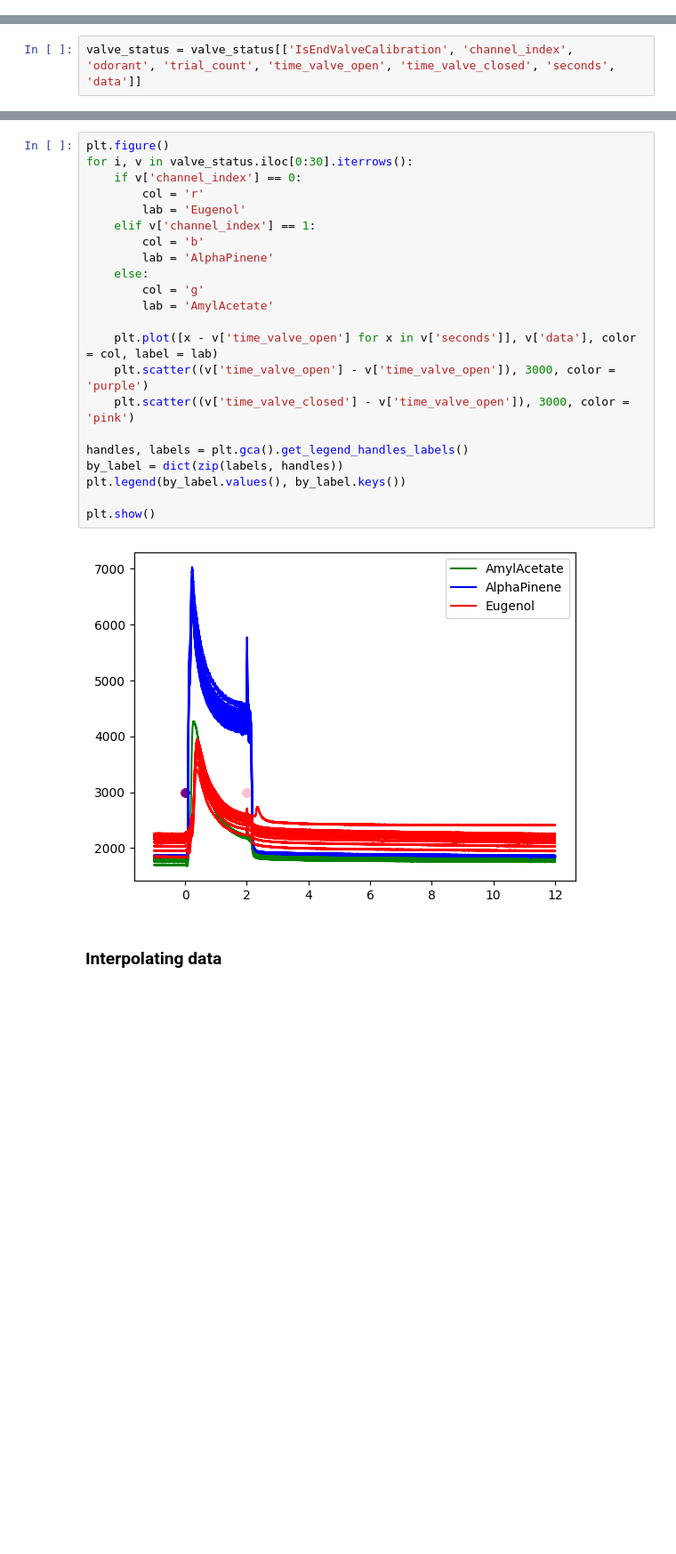
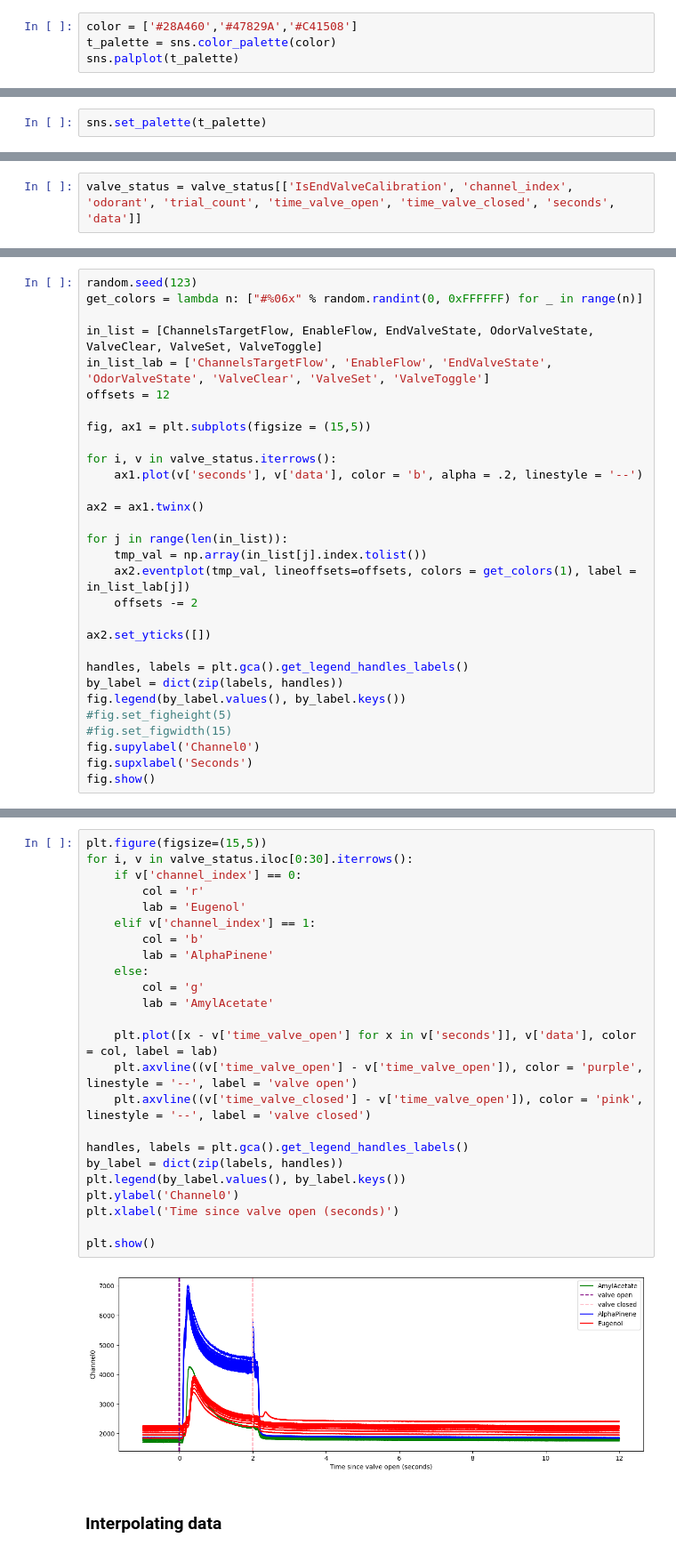
Before and after one commit to AllenNeuralDynamics/aind-behavior-rig-calibration, a Jupyter notebook: examples/olfacto_second_attempt.ipynb, the cells around one changed output, grey strips where cells are left out. Shown: that part at 89% size. Cells and saved outputs as stored; diff of their text form; blank space fills up the shorter version.

```diff
--- a/examples/olfacto_second_attempt.ipynb
+++ b/examples/olfacto_second_attempt.ipynb
@@ -12,2 +14,6 @@ from scipy.signal import savgol_filter
 import matplotlib.pyplot as plt
 %matplotlib inline
+# %%
+color = ['#28A460','#47829A','#C41508']
+t_palette = sns.color_palette(color)
+sns.palplot(t_palette)
@@ -14,3 +22,5 @@ import matplotlib.pyplot as plt
+# %%
+sns.set_palette(t_palette)
 # %%
 TARGET_PATH = Path(r"C:\Users\huy.nguyen\Downloads\20240301T160321 1\20240301T160321")
 OLFACTOMETER = create_device("Olfactometer")
@@ -174,0 +245,30 @@ plt.show()
+# %%
+random.seed(123)
+get_colors = lambda n: ["#%06x" % random.randint(0, 0xFFFFFF) for _ in range(n)]
+
+in_list = [ChannelsTargetFlow, EnableFlow, EndValveState, OdorValveState, ValveClear, ValveSet, ValveToggle]
+in_list_lab = ['ChannelsTargetFlow', 'EnableFlow', 'EndValveState', 'OdorValveState', 'ValveClear', 'ValveSet', 'ValveToggle']
+offsets = 12
+
+fig, ax1 = plt.subplots(figsize = (15,5))
+
+for i, v in valve_status.iterrows():
+    ax1.plot(v['seconds'], v['data'], color = 'b', alpha = .2, linestyle = '--')
+
+ax2 = ax1.twinx()
+
+for j in range(len(in_list)):
+    tmp_val = np.array(in_list[j].index.tolist())
+    ax2.eventplot(tmp_val, lineoffsets=offsets, colors = get_colors(1), label = in_list_lab[j])
+    offsets -= 2
+
+ax2.set_yticks([])
+
+handles, labels = plt.gca().get_legend_handles_labels()
+by_label = dict(zip(labels, handles))
+fig.legend(by_label.values(), by_label.keys())
+#fig.set_figheight(5)
+#fig.set_figwidth(15)
+fig.supylabel('Channel0')
+fig.supxlabel('Seconds')
+fig.show()
@@ -175,27 +277,29 @@ plt.show()
 # %%
-plt.figure()
+plt.figure(figsize=(15,5))
 for i, v in valve_status.iloc[0:30].iterrows():
     if v['channel_index'] == 0:
         col = 'r'
         lab = 'Eugenol'
     elif v['channel_index'] == 1:
         col = 'b'
         lab = 'AlphaPinene'
     else:
         col = 'g'
         lab = 'AmylAcetate'
 
     plt.plot([x - v['time_valve_open'] for x in v['seconds']], v['data'], color = col, label = lab)
-    plt.scatter((v['time_valve_open'] - v['time_valve_open']), 3000, color = 'purple')
-    plt.scatter((v['time_valve_closed'] - v['time_valve_open']), 3000, color = 'pink')
+    plt.axvline((v['time_valve_open'] - v['time_valve_open']), color = 'purple', linestyle = '--', label = 'valve open')
+    plt.axvline((v['time_valve_closed'] - v['time_valve_open']), color = 'pink', linestyle = '--', label = 'valve closed')
 
 handles, labels = plt.gca().get_legend_handles_labels()
 by_label = dict(zip(labels, handles))
 plt.legend(by_label.values(), by_label.keys())
+plt.ylabel('Channel0')
+plt.xlabel('Time since valve open (seconds)')
 
 plt.show()
 # %% [output]
-[figure, old version]
+[figure, new version]
 # %% [markdown]
 ### Interpolating data
 # %%
```
Also changed, not shown: parts of 20 cells of this notebook.
